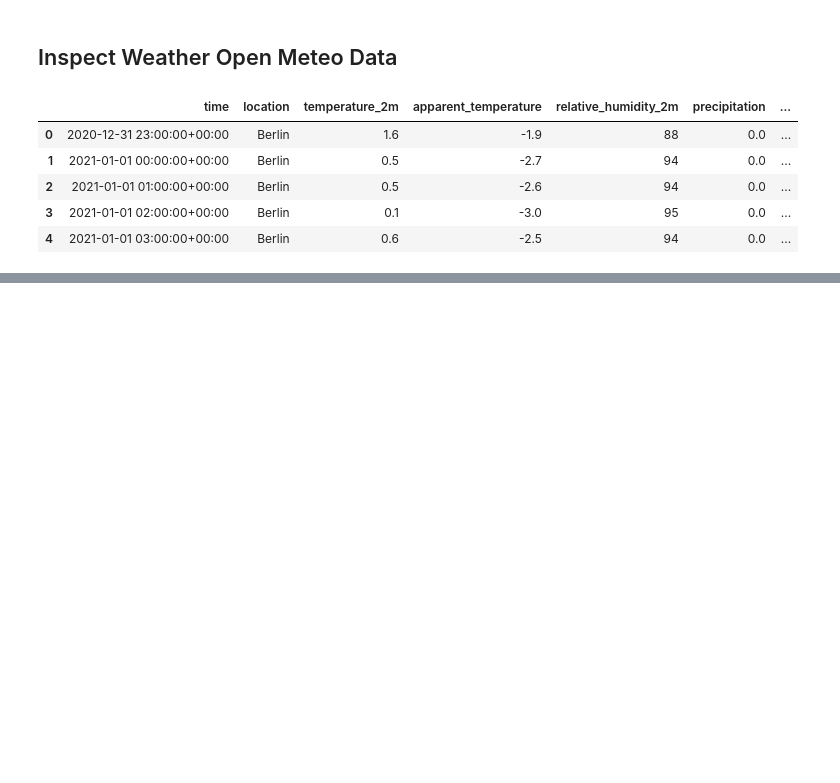
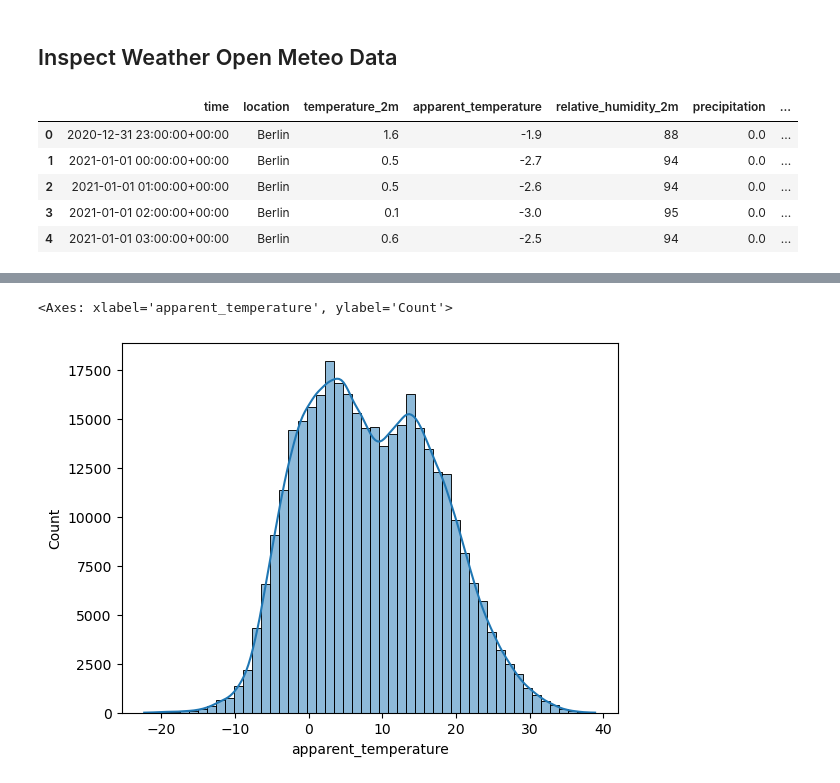
Before and after one commit to Dextar713/ML_Smart_Grid, a Jupyter notebook: processing/inspect_clean.ipynb, the cells around one changed output, grey strips where cells are left out. Saved outputs shown, nothing was run; the diff lists cells and outputs as text; code cells hidden in the pictures; blank space fills up the shorter version.

```diff
--- a/processing/inspect_clean.ipynb
+++ b/processing/inspect_clean.ipynb
@@ -271,0 +307,5 @@ weather_df.head()
+# %%
+sns.histplot(weather_df['apparent_temperature'], bins=50, kde=True)
+# %% [output]
+<Axes: xlabel='apparent_temperature', ylabel='Count'>
+[figure, added]
```
Also changed, not shown: parts of 28 cells of this notebook, 4 other files.
